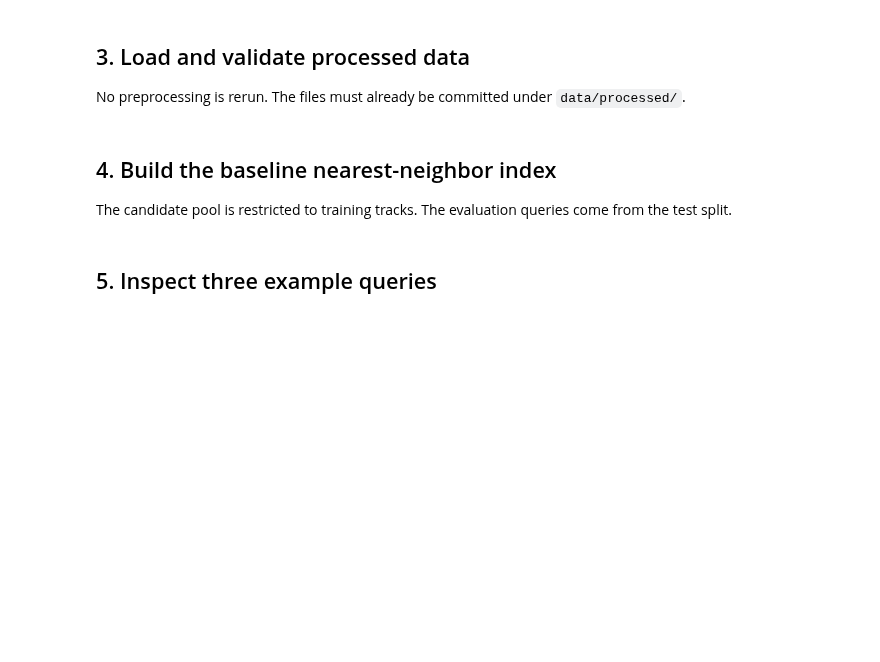
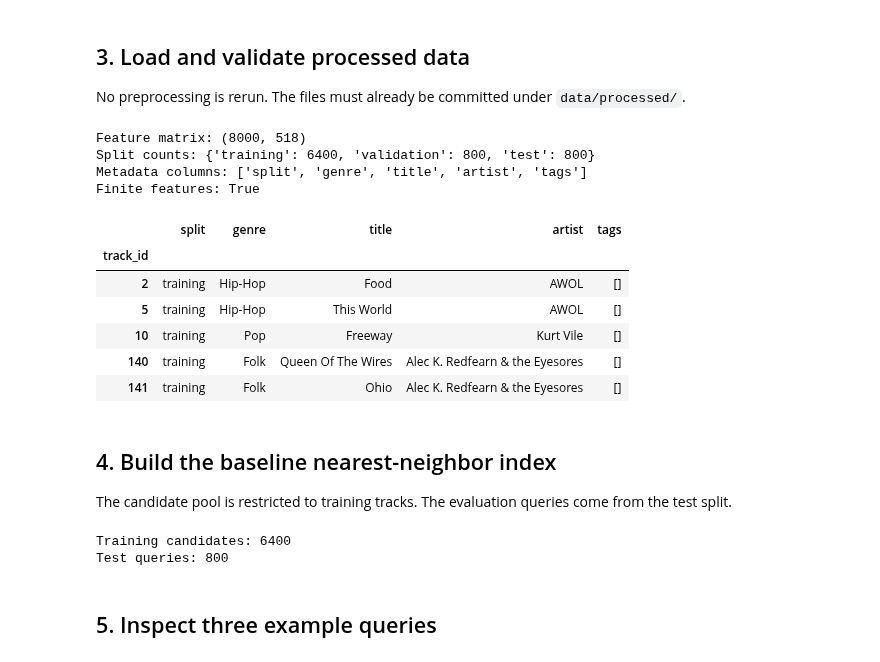
Before and after one commit to samiyaalizaidi/music-similarity-representation-learning, a Jupyter notebook: notebooks/03_baseline.ipynb, the cells around one changed output. Cells and saved outputs as stored; diff of their text form; code cells hidden in the pictures; blank space fills up the shorter version.

```diff
--- a/notebooks/03_baseline.ipynb
+++ b/notebooks/03_baseline.ipynb
@@ -41,16 +44,40 @@ from baseline import load_data, build_index, retrieve, evaluate_genre_consistenc
 No preprocessing is rerun. The files must already be committed under `data/processed/`.
 # %%
 PROCESSED_DIR = PROJECT_ROOT / 'data' / 'processed'
+
 required = ['all.npz', 'metadata.csv']
 missing = [name for name in required if not (PROCESSED_DIR / name).exists()]
+
 if missing:
-    raise FileNotFoundError(f'Missing processed files: {missing}. Pull the latest GitHub commit.')
-X, track_ids, splits, metadata = load_data(PROCESSED_DIR)
+    raise FileNotFoundError(
+        f'Missing processed files: {missing}. Pull the latest GitHub commit.'
+    )
+
+# FIX: Load the NPZ file with allow_pickle=True
+with np.load(PROCESSED_DIR / 'all.npz', allow_pickle=True) as data:
+    X = data['X']
+    track_ids = data['track_ids']
+    splits = data['split']
+
+metadata = pd.read_csv(PROCESSED_DIR / 'metadata.csv', index_col=0)
+
 print('Feature matrix:', X.shape)
 print('Split counts:', pd.Series(splits).value_counts().to_dict())
 print('Metadata columns:', list(metadata.columns))
 print('Finite features:', bool(np.isfinite(X).all()))
 display(metadata.head())
+# %% [output]
+Feature matrix: (8000, 518)
+Split counts: {'training': 6400, 'validation': 800, 'test': 800}
+Metadata columns: ['split', 'genre', 'title', 'artist', 'tags']
+Finite features: True
+|  | split | genre | title | artist | tags |
+| track_id |  |  |  |  |  |
+| 2 | training | Hip-Hop | Food | AWOL | [] |
+| 5 | training | Hip-Hop | This World | AWOL | [] |
+| 10 | training | Pop | Freeway | Kurt Vile | [] |
+| 140 | training | Folk | Queen Of The Wires | Alec K. Redfearn & the Eyesores | [] |
+| 141 | training | Folk | Ohio | Alec K. Redfearn & the Eyesores | [] |
 # %% [markdown]
 ## 4. Build the baseline nearest-neighbor index
 The candidate pool is restricted to training tracks. The evaluation queries come from the test split.
@@ -60,6 +87,9 @@ model, candidate_indices = build_index(X, splits, k=K)
 test_indices = np.flatnonzero(splits == 'test')
 print('Training candidates:', len(candidate_indices))
 print('Test queries:', len(test_indices))
+# %% [output]
+Training candidates: 6400
+Test queries: 800
 # %% [markdown]
 ## 5. Inspect three example queries
 # %%
```
Also changed, not shown: parts of 5 cells of this notebook.
